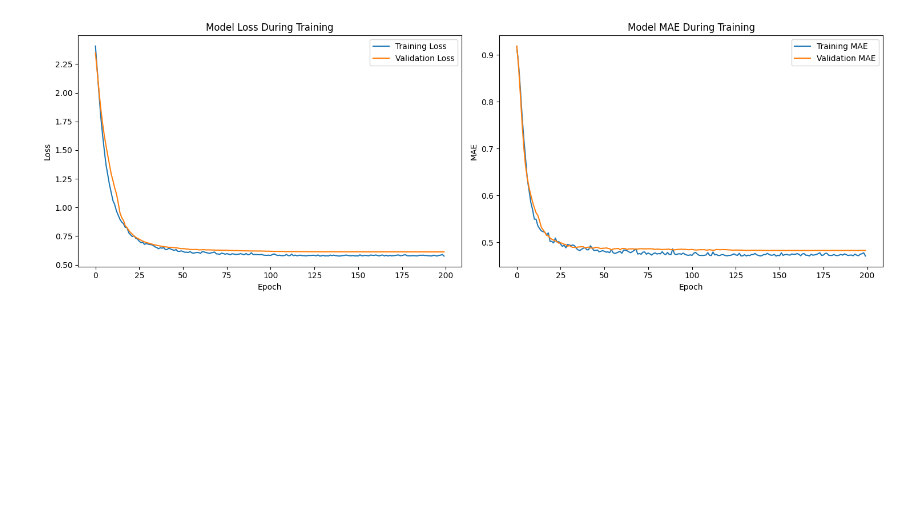
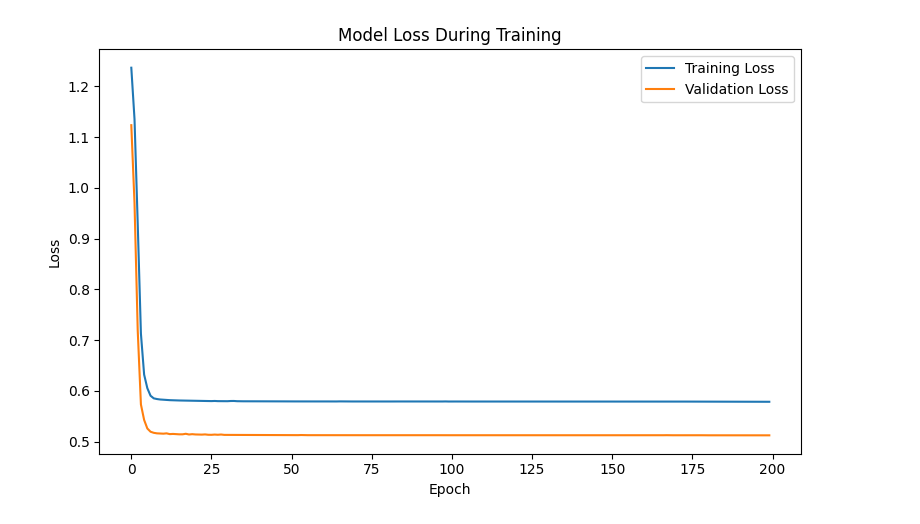
Before and after one commit to Anandkumar8418/winter_assignment_Anand_Kumar, a Jupyter notebook: main.ipynb, the cells around one changed output. Saved outputs shown, nothing was run; the diff lists cells and outputs as text; code cells hidden in the pictures; blank space fills up the shorter version.

```diff
--- a/main.ipynb
+++ b/main.ipynb
@@ -17,15 +19,21 @@ def generate_merchants(num_merchants):
     business_types = ['Retail', 'Restaurant', 'E-commerce', 'Services', 'Wholesale']
     gst_status = ['Active', 'Inactive', 'Pending']
 
+    # 20% of merchants are fraudulent
+    num_fraudulent = int(num_merchants * 0.2)
+    is_fraudulent_list = ([True] * num_fraudulent +
+                         [False] * (num_merchants - num_fraudulent))
+    random.shuffle(is_fraudulent_list)
+
     merchants = []
-    for i in range(num_merchants):
+    for i, is_fraudulent in enumerate(is_fraudulent_list):
         merchant = {
             'merchant_id': f'M{str(i).zfill(6)}',
             'name': f'Merchant_{i}',
             'business_type': random.choice(business_types),
-            'registration_date': (datetime.now() - timedelta(days=random.randint(1, 1000))).date(),
+            'registration_date': datetime.now(),
             'gst_status': random.choice(gst_status),
-            'is_fraudulent': random.random() < 0.2  # 20% fraudulent merchants
+            'is_fraudulent': is_fraudulent
         }
         merchants.append(merchant)
     return pd.DataFrame(merchants)
@@ -35,7 +43,7 @@ def generate_normal_transactions(merchant_id, num_days):
     current_date = datetime.now()
     transactions = []
 
-    for _ in range(random.randint(50, 200)):  # Random number of transactions
+    for _ in range(random.randint(50, 200)):
         transaction_date = current_date - timedelta(days=random.randint(0, num_days))
         amount = random.normalvariate(1000, 300)  # Normal distribution
         customer_id = f'C{random.randint(1, 1000)}'
@@ -57,10 +65,10 @@ def generate_fraudulent_transactions(merchant_id, num_days):
         for _ in range(random.randint(20, 50)):
             transaction_date = current_date - timedelta(days=random.randint(0, num_days))
             transaction_date = transaction_date.replace(
-                hour=23 if random.random() < 0.5 else random.randint(0, 4),  # Changed from random.randint(23, 24)
+                hour=23 if random.random() < 0.5 else random.randint(0, 4),
                 minute=random.randint(0, 59)
             )
-            amount = random.normalvariate(2000, 500)
+            amount = random.normalvariate(2000, 500) # Higher amount transactions
             customer_id = f'C{random.randint(1, 1000)}'
             transactions.append({
                 'merchant_id': merchant_id,
@@ -72,7 +80,7 @@ def generate_fraudulent_transactions(merchant_id, num_days):
     elif fraud_type == 'high_velocity':
         # Generate high velocity spikes
         spike_day = current_date - timedelta(days=random.randint(0, num_days))
-        for _ in range(random.randint(100, 200)):
+        for _ in range(random.randint(150, 250)):
             transaction_date = spike_day + timedelta(hours=random.randint(0, 24))
             amount = random.normalvariate(1500, 400)
             customer_id = f'C{random.randint(1, 1000)}'
@@ -281,3 +202,17 @@ reduce_lr = tf.keras.callbacks.ReduceLROnPlateau(
+# %%
+# Build autoencoder model
+input_dim = normalized_features.shape[1]
+input_layer = layers.Input(shape=(input_dim,))
+# Encoder
+encoded = layers.Dense(32, activation='relu')(input_layer)
+encoded = layers.Dense(16, activation='relu')(encoded)
+encoded = layers.Dense(8, activation='relu')(encoded)
+# Decoder
+decoded = layers.Dense(16, activation='relu')(encoded)
+decoded = layers.Dense(32, activation='relu')(decoded)
+decoded = layers.Dense(input_dim, activation='sigmoid')(decoded)
+autoencoder = Model(input_layer, decoded)
+autoencoder.compile(optimizer='adam', loss='mse')
 # %%
 
 # Train the model with callbacks
@@ -288,7 +223,6 @@ history = autoencoder.fit(
     batch_size=32,
     shuffle=True,
     validation_split=0.2,
-    callbacks=[early_stopping, reduce_lr]
 )
 # %% [output]
 Epoch 1/200
@@ -311,29 +270,20 @@ Epoch 200/200
 # %%
 
 # Plot training history with multiple metrics
 plt.figure(figsize=(15, 5))
 # Loss plot
 plt.subplot(1, 2, 1)
 plt.plot(history.history['loss'], label='Training Loss')
 plt.plot(history.history['val_loss'], label='Validation Loss')
 plt.title('Model Loss During Training')
 plt.xlabel('Epoch')
 plt.ylabel('Loss')
 plt.legend()
 
-# MAE plot
-plt.subplot(1, 2, 2)
-plt.plot(history.history['mae'], label='Training MAE')
-plt.plot(history.history['val_mae'], label='Validation MAE')
-plt.title('Model MAE During Training')
-plt.xlabel('Epoch')
-plt.ylabel('MAE')
-plt.legend()
-
 plt.tight_layout()
 plt.show()
 # %% [output]
-[figure, old version]
+[figure, new version]
 # %%
 reconstructed = autoencoder.predict(normalized_features)
 mse = np.mean(np.power(normalized_features - reconstructed, 2), axis=1)
```
Also changed, not shown: parts of 16 cells of this notebook, 5 other files.
